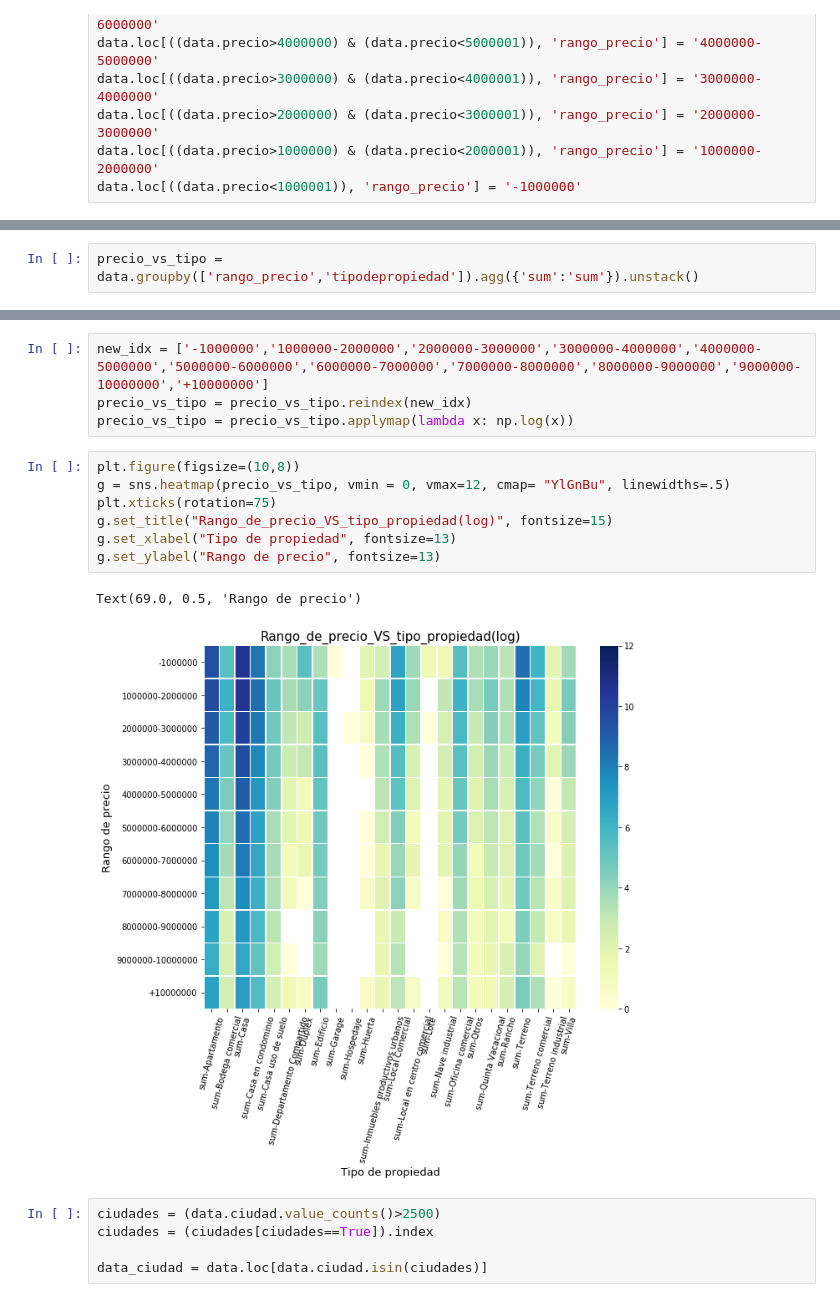
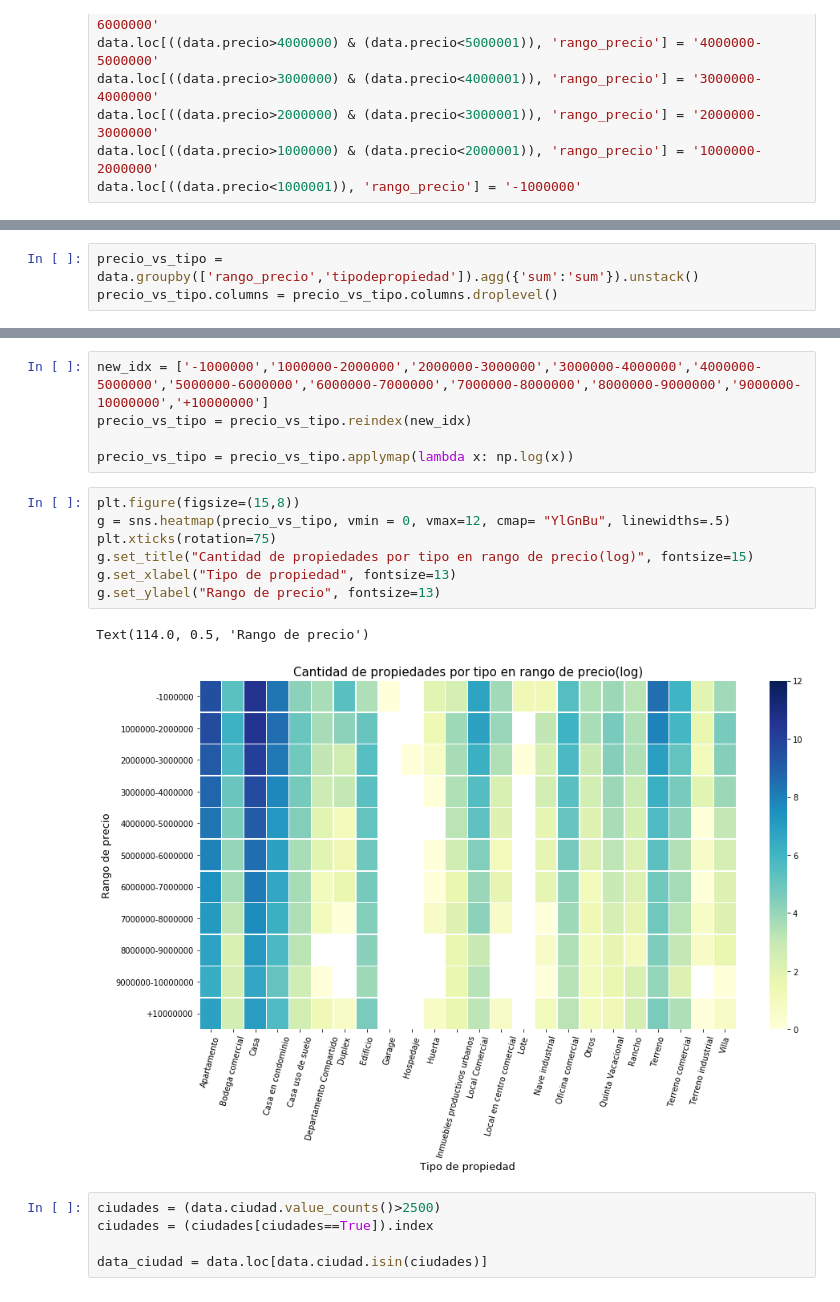
Before and after one commit to PBrrtrn/7506-organizacion-de-datos, a Jupyter notebook: src/exp/exploracion_rango_precios.ipynb, the cells around one changed output, grey strips where cells are left out. Cells and saved outputs as stored; diff of their text form.

```diff
--- a/src/exp/exploracion_rango_precios.ipynb
+++ b/src/exp/exploracion_rango_precios.ipynb
@@ -75,3 +75,4 @@ dtypes: bool(5), float32(6), float64(3), int32(2), int64(1), object(8)
 memory usage: 32.2+ MB
 # %%
 precio_vs_tipo = data.groupby(['rango_precio','tipodepropiedad']).agg({'sum':'sum'}).unstack()
+precio_vs_tipo.columns = precio_vs_tipo.columns.droplevel()
@@ -94,17 +79,18 @@ precio_vs_tipo = data.groupby(['rango_precio','tipodepropiedad']).agg({'sum':'su
 # %%
 new_idx = ['-1000000','1000000-2000000','2000000-3000000','3000000-4000000','4000000-5000000','5000000-6000000','6000000-7000000','7000000-8000000','8000000-9000000','9000000-10000000','+10000000']
 precio_vs_tipo = precio_vs_tipo.reindex(new_idx)
+
 precio_vs_tipo = precio_vs_tipo.applymap(lambda x: np.log(x))
 # %%
-plt.figure(figsize=(10,8))
+plt.figure(figsize=(15,8))
 g = sns.heatmap(precio_vs_tipo, vmin = 0, vmax=12, cmap= "YlGnBu", linewidths=.5)
 plt.xticks(rotation=75)
-g.set_title("Rango_de_precio_VS_tipo_propiedad(log)", fontsize=15)
+g.set_title("Cantidad de propiedades por tipo en rango de precio(log)", fontsize=15)
 g.set_xlabel("Tipo de propiedad", fontsize=13)
 g.set_ylabel("Rango de precio", fontsize=13)
 # %% [output]
-Text(69.0, 0.5, 'Rango de precio')
+Text(114.0, 0.5, 'Rango de precio')
-[figure, old version]
+[figure, new version]
 # %%
 ciudades = (data.ciudad.value_counts()>2500)
 ciudades = (ciudades[ciudades==True]).index
```
Also changed, not shown: parts of 6 cells of this notebook, 2 other files.
